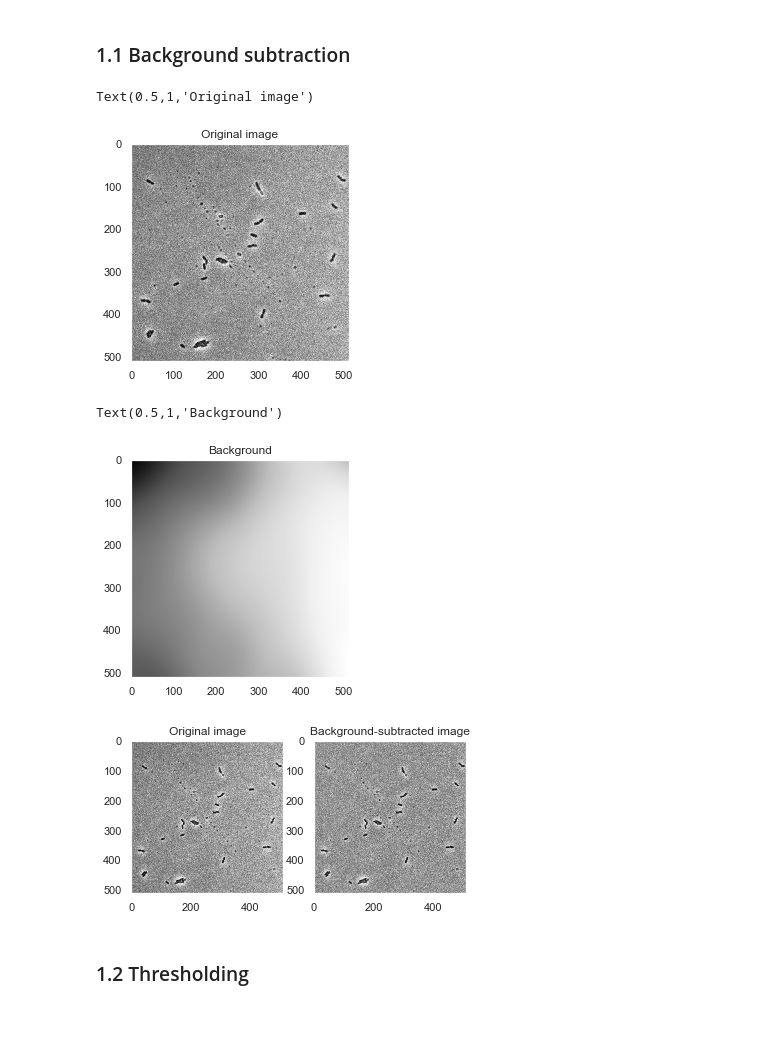
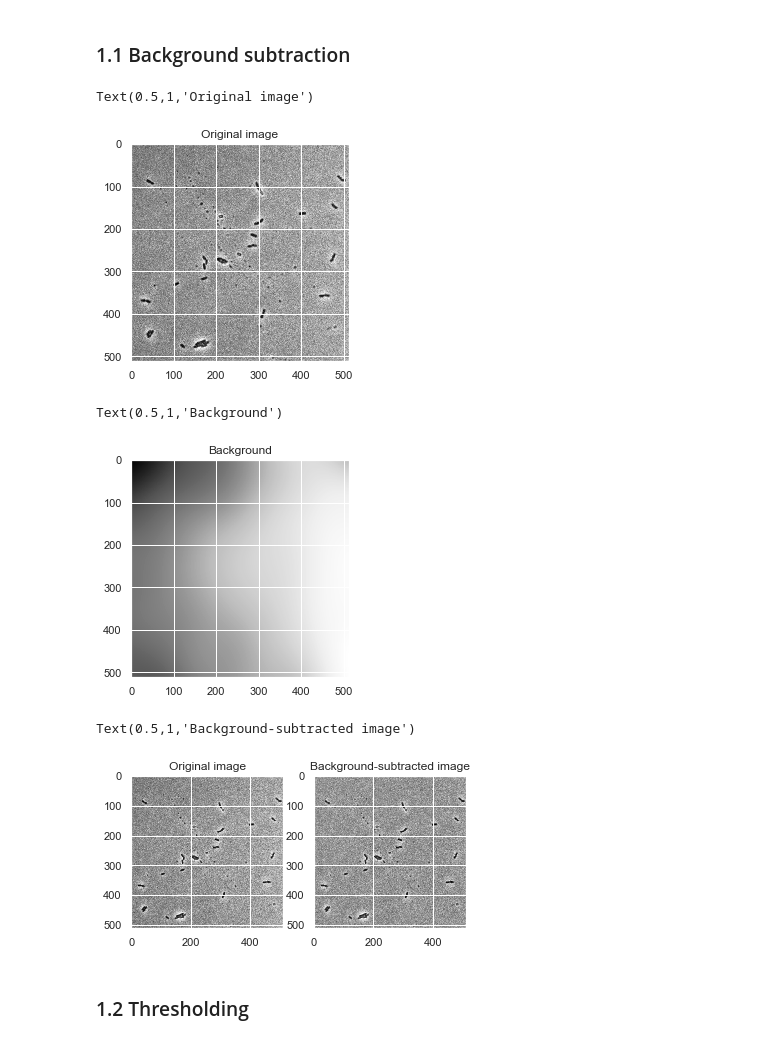
Before and after one commit to RPGroup-PBoC/be262, a Jupyter notebook: code/laci_titration.ipynb, the cells around one changed output. Cells and saved outputs as stored; diff of their text form; code cells hidden in the pictures.

```diff
--- a/code/laci_titration.ipynb
+++ b/code/laci_titration.ipynb
@@ -31,14 +31,13 @@ import skimage.filters
 # %%
 # Read an example phase contrast image
 im = skimage.io.imread('data/lacI_titration/O2_R124_phase_pos_02.tif')
 
 # Show the image
 plt.imshow(im)
-plt.grid('off')
 plt.title('Original image')
 # %% [output]
 Text(0.5,1,'Original image')
-[figure, old version]
+[figure, new version]
 # %%
 # Normalize it
 im_float = (im - np.min(im))/(np.max(im)-np.min(im))
@@ -49,11 +48,10 @@ im_bg = skimage.filters.gaussian(im_float, sigma=gauss_radius)
 
 # Show the background
 plt.imshow(im_bg)
-plt.grid('off')
 plt.title('Background')
 # %% [output]
 Text(0.5,1,'Background')
-[figure, old version]
+[figure, new version]
 # %%
 # Perform a background subtraction
 im_gauss = im_float - im_bg
@@ -62,13 +60,12 @@ im_gauss = im_float - im_bg
 fig, ax = plt.subplots(1,2)
 ax[0].imshow(im_float)
 ax[0].set_title('Original image')
-ax[0].grid('off')
 
 ax[1].imshow(im_gauss)
 ax[1].set_title('Background-subtracted image')
-ax[1].grid('off')
 # %% [output]
+Text(0.5,1,'Background-subtracted image')
-[figure, old version]
+[figure, new version]
 # %% [markdown]
 ### 1.2 Thresholding
 # %%
```
Also changed, not shown: parts of 13 cells of this notebook, 4 other files.
